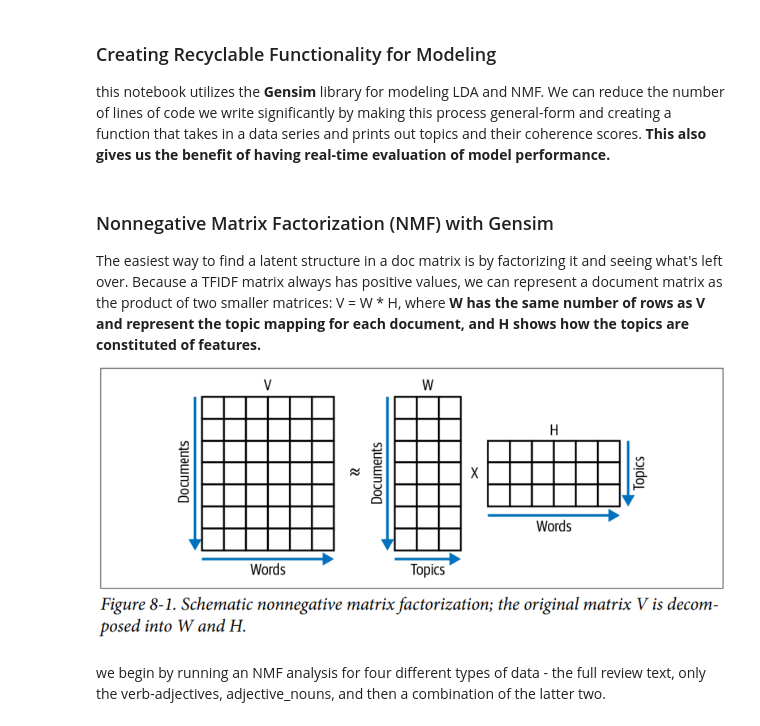
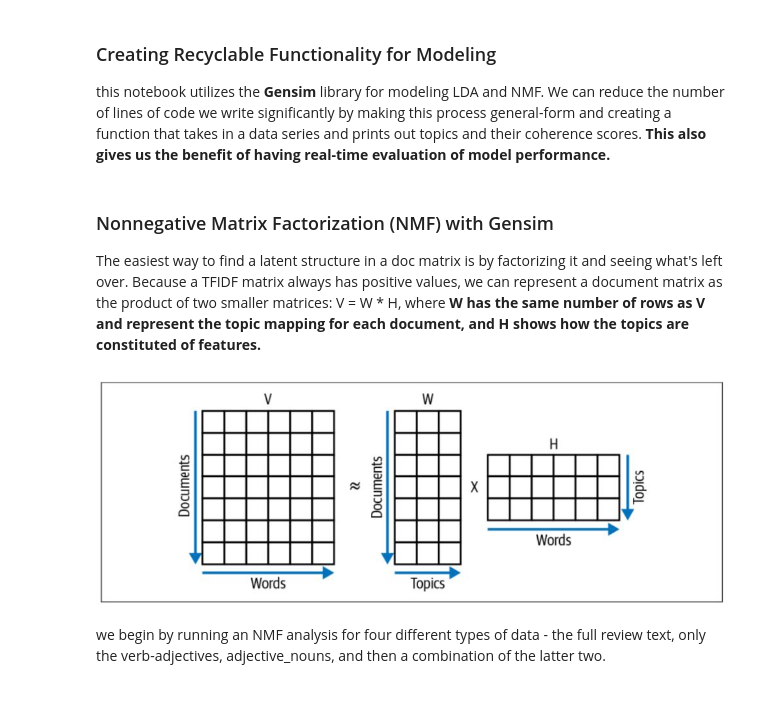
Before and after one commit to kayfilipp/text_mining_amazon_unlocked, a Jupyter notebook: Notebook_3_Unsupervised_Models.ipynb, the cells around one changed output. Saved outputs shown, nothing was run; the diff lists cells and outputs as text; code cells hidden in the pictures; blank space fills up the shorter version.

```diff
--- a/Notebook_3_Unsupervised_Models.ipynb
+++ b/Notebook_3_Unsupervised_Models.ipynb
@@ -126,8 +127,10 @@ def get_model_gensim(tokens,model_type,topics=5):
 # %% [markdown]
 ### Nonnegative Matrix Factorization (NMF) with Gensim
 The easiest way to find a latent structure in a doc matrix is by factorizing it and seeing what's left over. Because a TFIDF matrix always has positive values, we can represent a document matrix as the product of two smaller matrices: V = W * H, where **W has the same number of rows as V and represent the topic mapping for each document, and H shows how the topics are constituted of features.**
-
-![image.png](attachment:image.png)
+# %%
+Image(filename='nmf.jpg')
+# %% [output]
+[figure, added]
 # %% [markdown]
 we begin by running an NMF analysis for four different types of data - the full review text, only the verb-adjectives, adjective_nouns, and then a combination of the latter two.
 # %% [markdown]
```
Also changed, not shown: parts of 1 cell of this notebook, 1 other file.
